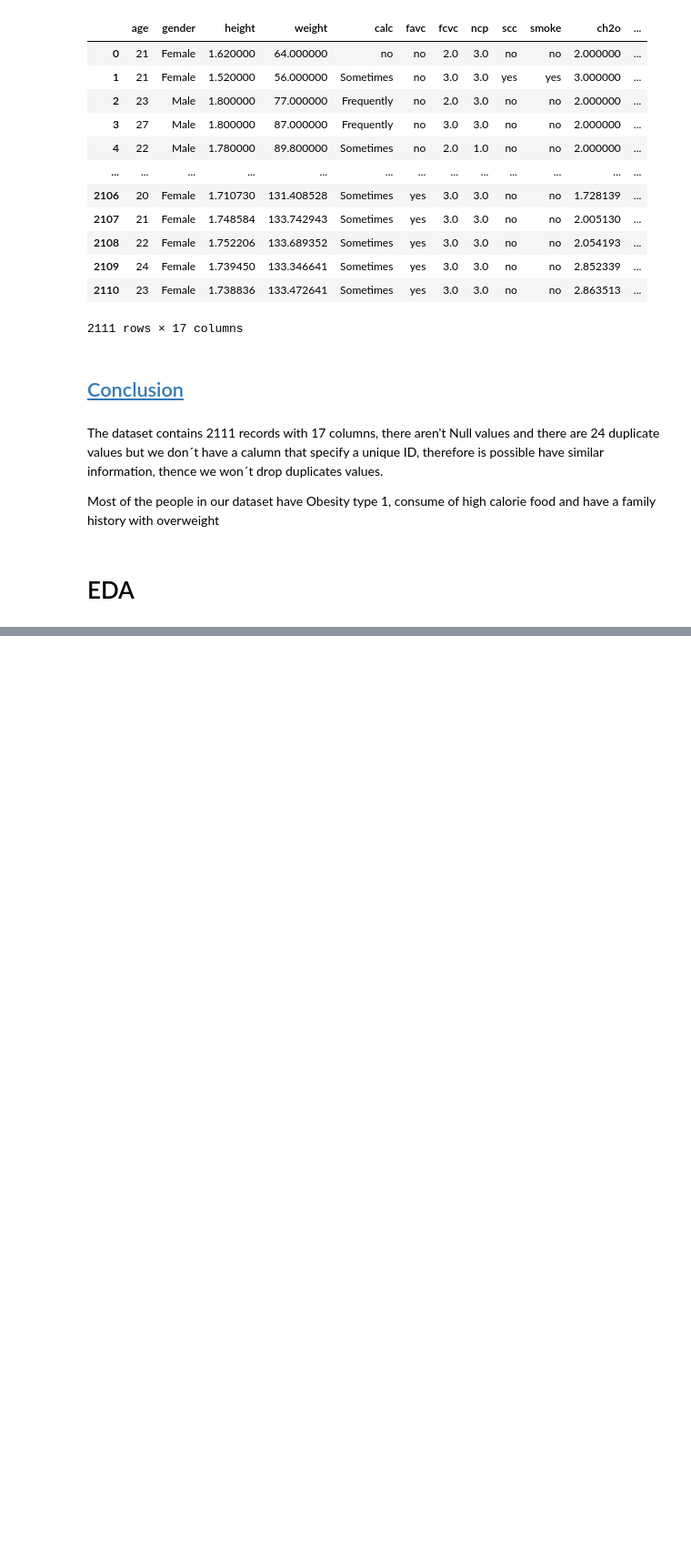
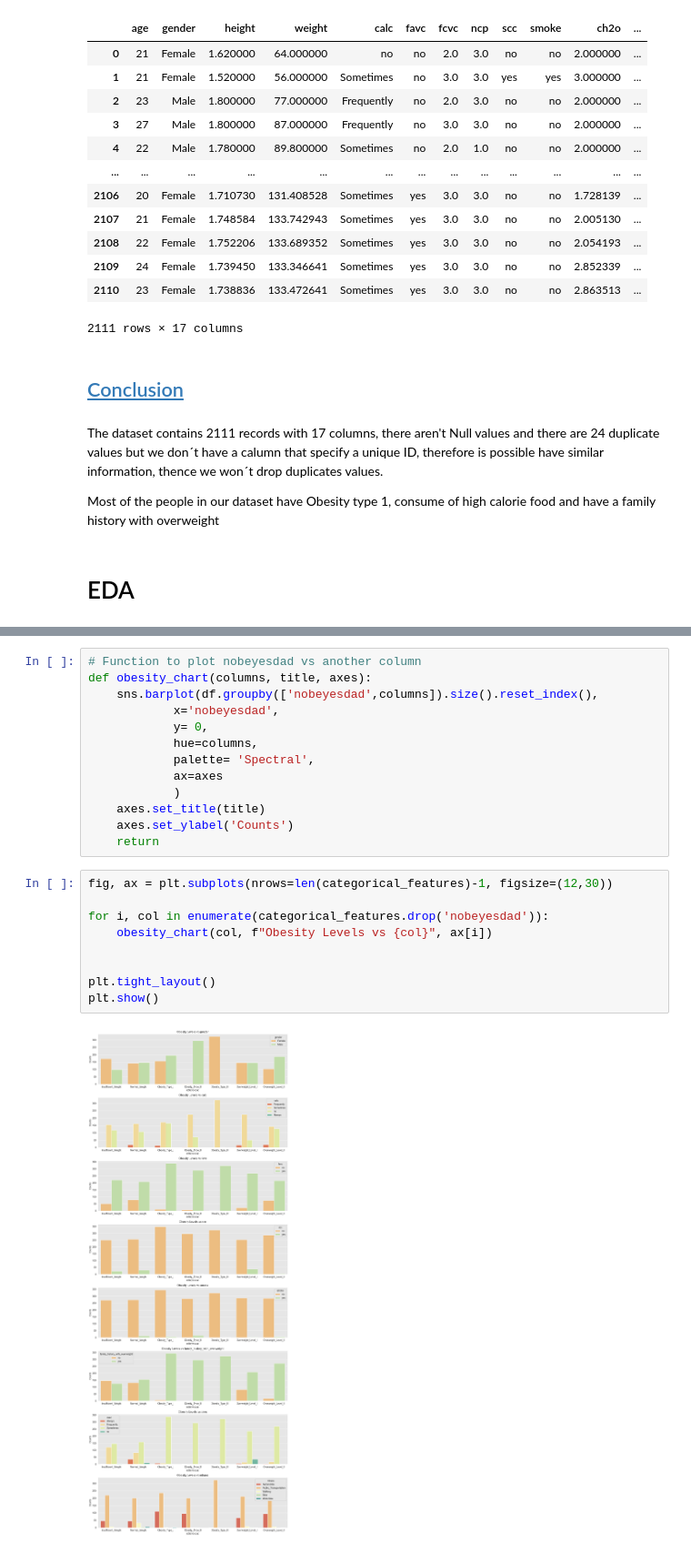
Before and after one commit to jFcomb/Obesity_or_CVD_risk, a Jupyter notebook: obesity.ipynb, the cells around one changed output, grey strips where cells are left out. Shown: that part at 91% size. Cells and saved outputs as stored; diff of their text form; blank space fills up the shorter version.

```diff
--- a/obesity.ipynb
+++ b/obesity.ipynb
@@ -160,0 +199,24 @@ Most of the people in our dataset have Obesity type 1, consume of high calorie f
+# %%
+# Function to plot nobeyesdad vs another column
+def obesity_chart(columns, title, axes):
+    sns.barplot(df.groupby(['nobeyesdad',columns]).size().reset_index(),
+            x='nobeyesdad',
+            y= 0,
+            hue=columns,
+            palette= 'Spectral',
+            ax=axes
+            )
+    axes.set_title(title)
+    axes.set_ylabel('Counts')
+    return
+# %%
+fig, ax = plt.subplots(nrows=len(categorical_features)-1, figsize=(12,30))
+
+for i, col in enumerate(categorical_features.drop('nobeyesdad')):
+    obesity_chart(col, f"Obesity Levels vs {col}", ax[i])
+
+
+plt.tight_layout()
+plt.show()
+# %% [output]
+[figure, added]
```
Also changed, not shown: parts of 7 cells of this notebook.
